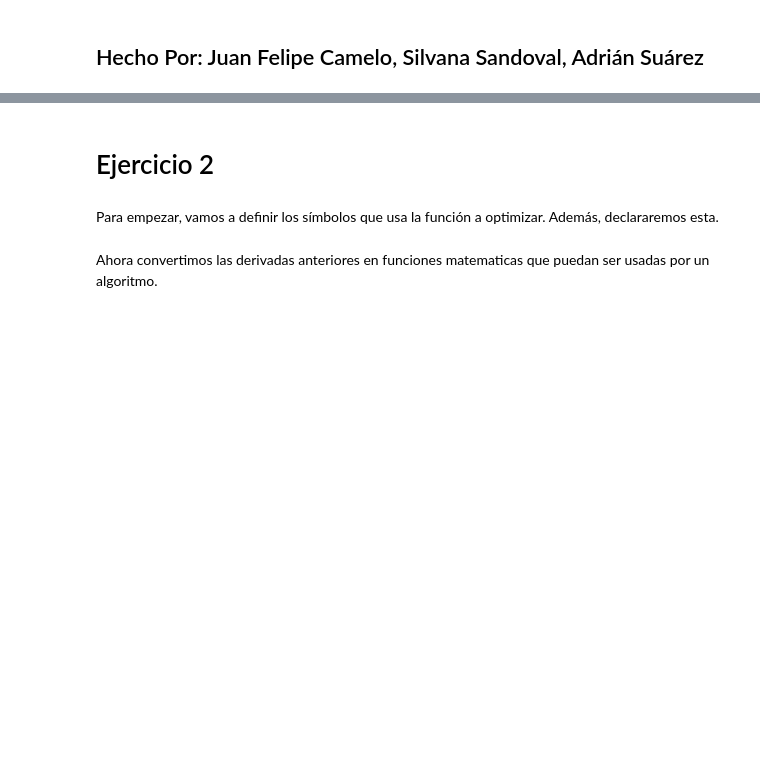
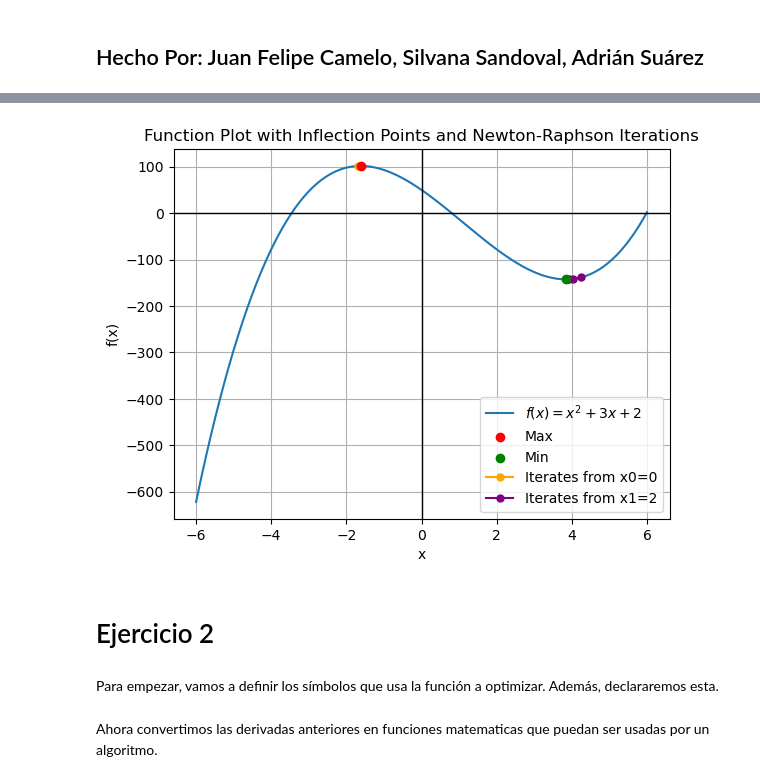
Before and after one commit to jfCamelo/MOS, a Jupyter notebook: Lab_3/lab_3.ipynb, the cells around one changed output, grey strips where cells are left out. Drawn from its saved outputs; the diff is of its cells as text; code cells hidden in the pictures; blank space fills up the shorter version.

```diff
--- a/Lab_3/lab_3.ipynb
+++ b/Lab_3/lab_3.ipynb
@@ -63,3 +76,45 @@ plt.show()
+# %%
+# hace funcion
+f_numeric = sym.lambdify(x, f_expr, 'numpy')
+
+# Generata x
+x_vals = np.linspace(-6, 6, 400)
+y_vals = f_numeric(x_vals)
+
+# Plot
+plt.plot(x_vals, y_vals)
+
+# Plot the inflection points
+inflexion_x0 = float(inflexion0)
+inflexion_x1 = float(inflexion1)
+inflexion_y0 = f_numeric(inflexion_x0)
+inflexion_y1 = f_numeric(inflexion_x1)
+
+plt.scatter(inflexion_x0, inflexion_y0, color='red', zorder=5, label='Max')
+plt.scatter(inflexion_x1, inflexion_y1, color='green', zorder=5, label='Min')
+
+# Plot the Newton-Raphson iterations
+x_lista0 = np.array(x_lista0, dtype=float)
+x_lista1 = np.array(x_lista1, dtype=float)
+y_lista0 = f_numeric(x_lista0)
+y_lista1 = f_numeric(x_lista1)
+
+plt.plot(x_lista0, y_lista0, 'o-', color='orange', label='Iterates from x0=0', markersize=5)
+plt.plot(x_lista1, y_lista1, 'o-', color='purple', label='Iterates from x1=2', markersize=5)
+
+# Enhance the plot
+plt.axhline(0, color='black', linewidth=1)
+plt.axvline(0, color='black', linewidth=1)
+plt.xlabel('x')
+plt.ylabel('f(x)')
+plt.title('Function Plot with Inflection Points and Newton-Raphson Iterations')
+plt.legend()
+plt.grid(True)
+
+# Show plot
+plt.show()
+# %% [output]
+[figure, added]
 # %% [markdown]
 # Ejercicio 2
 # %% [markdown]
```
Also changed, not shown: parts of 6 cells of this notebook.
